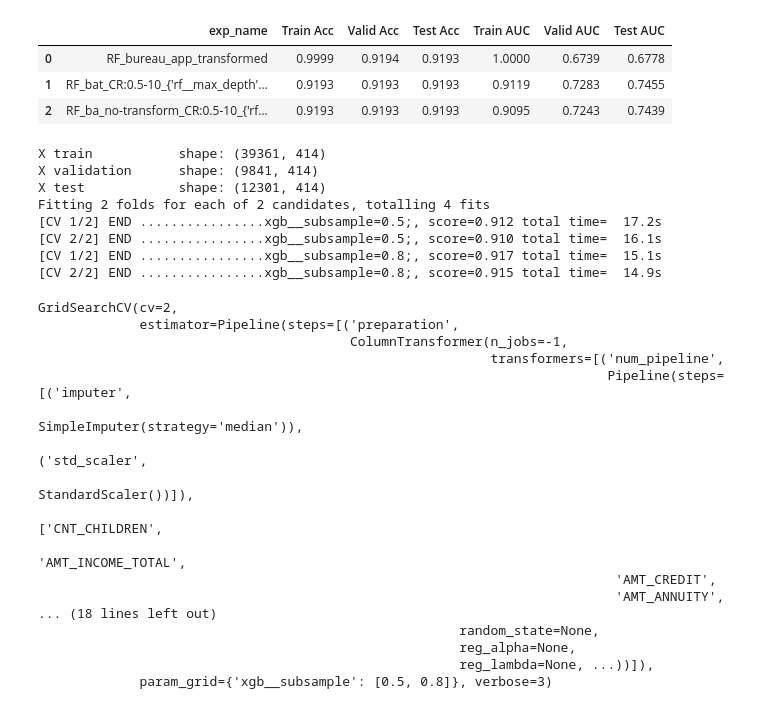
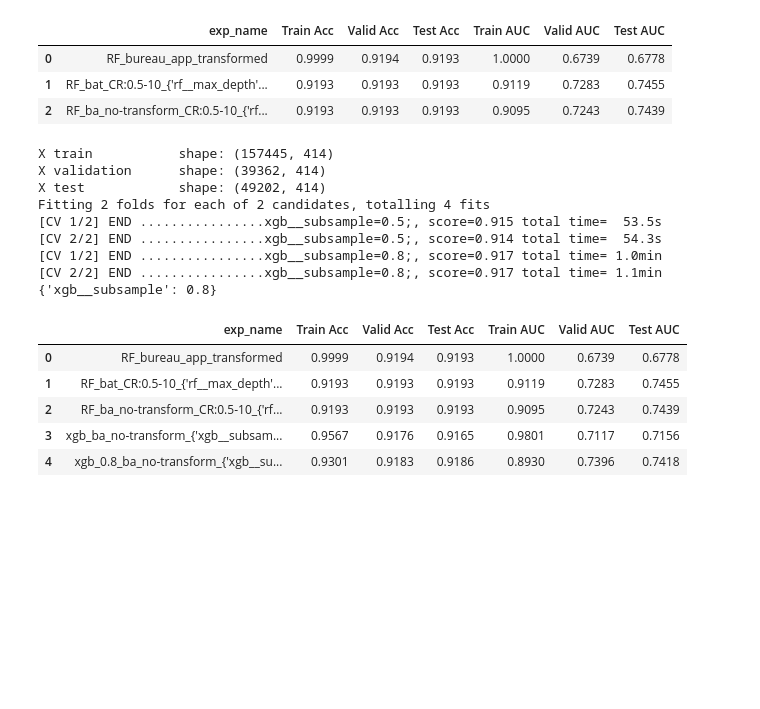
Before and after one commit to dhingra-sahil/ML-HDRC, a Jupyter notebook: Phase3/BureauLogFE_RF.ipynb, the cells around one changed output. Saved outputs shown, nothing was run; the diff lists cells and outputs as text; code cells hidden in the pictures; blank space fills up the shorter version.

Commit message:
Bureau XGB
tried some xgb also.
It appears in RF and xgb, the transformed data perform better.

```diff
--- a/Phase3/BureauLogFE_RF.ipynb
+++ b/Phase3/BureauLogFE_RF.ipynb
@@ -798,7 +798,7 @@ y = app_bureau['TARGET']
 X = app_bureau.drop(['SK_ID_CURR', 'TARGET', 'index'], axis = 1) #drop some features with questionable value
 
 
-_, X, _, y = train_test_split(X, y, test_size=0.2, random_state=42, stratify=y)
+_, X, _, y = train_test_split(X, y, test_size=0.8, random_state=42, stratify=y)
 X_train, X_test, y_train, y_test = train_test_split(X, y, test_size=0.2, random_state=42, stratify=y)
 X_train, X_valid, y_train, y_valid = train_test_split(X_train, y_train, test_size=0.2, random_state=42, stratify=y_train)
 
@@ -844,54 +844,76 @@ cat_pipeline = Pipeline([
 ])
 
 data_pipeline = ColumnTransformer(transformers=[
     ("num_pipeline", num_pipeline, feat_num),
     ("cat_pipeline", cat_pipeline, feat_cat)],
     remainder='drop',
     n_jobs=-1
 )
 
 full_pipeline_with_predictor = Pipeline([
     ("preparation", data_pipeline),
     ("xgb", xgb.XGBClassifier())
 ])
 
 
 cv = 2
 
 paramGrid = {"xgb__subsample" : [0.5, 0.8]}
 
 # fit_params={"early_stopping_rounds":3,
 #             "eval_metric" : "mae",
 #             "eval_set" : [[X_valid, y_valid]]}
 
 gridsearch = GridSearchCV(full_pipeline_with_predictor, paramGrid, verbose=3,
          # fit_params=fit_params,
          cv=TimeSeriesSplit(n_splits=cv).get_n_splits([X_valid,y_valid]))
 model = gridsearch.fit(X_train,y_train)
 model
+
+
+
+### Scoring
+
+grid = model
+
+print(grid.best_params_)
+
+# get results of pipeline from validation and test sets for accuracy and AUC-ROC
+try:
+    expLog
+except NameError:
+    expLog = pd.DataFrame(columns=["exp_name",
+                                   "Train Acc",
+                                   "Valid Acc",
+                                   "Test  Acc",
+                                   "Train AUC",
+                                   "Valid AUC",
+                                   "Test  AUC"
+                                  ])
+
+exp_name = f"xgb_0.8_ba_no-transform_{grid.best_params_}"
+expLog.loc[len(expLog)] = [f"{exp_name}"] + list(np.round(
+               [accuracy_score(y_train, grid.predict(X_train)),
+                accuracy_score(y_valid, grid.predict(X_valid)),
+                accuracy_score(y_test, grid.predict(X_test)),
+                roc_auc_score(y_train, grid.predict_proba(X_train)[:, 1]),
+                roc_auc_score(y_valid, grid.predict_proba(X_valid)[:, 1]),
+                roc_auc_score(y_test, grid.predict_proba(X_test)[:, 1])],
+    4))
+expLog
 # %% [output]
-X train           shape: (39361, 414)
-X validation      shape: (9841, 414)
-X test            shape: (12301, 414)
+X train           shape: (157445, 414)
+X validation      shape: (39362, 414)
+X test            shape: (49202, 414)
 Fitting 2 folds for each of 2 candidates, totalling 4 fits
-[CV 1/2] END ................xgb__subsample=0.5;, score=0.912 total time=  17.2s
-[CV 2/2] END ................xgb__subsample=0.5;, score=0.910 total time=  16.1s
-[CV 1/2] END ................xgb__subsample=0.8;, score=0.917 total time=  15.1s
-[CV 2/2] END ................xgb__subsample=0.8;, score=0.915 total time=  14.9s
+[CV 1/2] END ................xgb__subsample=0.5;, score=0.915 total time=  53.5s
+[CV 2/2] END ................xgb__subsample=0.5;, score=0.914 total time=  54.3s
+[CV 1/2] END ................xgb__subsample=0.8;, score=0.917 total time= 1.0min
+[CV 2/2] END ................xgb__subsample=0.8;, score=0.917 total time= 1.1min
+{'xgb__subsample': 0.8}
-GridSearchCV(cv=2,
-             estimator=Pipeline(steps=[('preparation',
-                                        ColumnTransformer(n_jobs=-1,
-                                                          transformers=[('num_pipeline',
-                                                                         Pipeline(steps=[('imputer',
-                                                                                          SimpleImputer(strategy='median')),
-                                                                                         ('std_scaler',
-                                                                                          StandardScaler())]),
-                                                                         ['CNT_CHILDREN',
-                                                                          'AMT_INCOME_TOTAL',
-                                                                          'AMT_CREDIT',
-                                                                          'AMT_ANNUITY',
-... (18 lines left out)
-                                                      random_state=None,
-                                                      reg_alpha=None,
-                                                      reg_lambda=None, ...))]),
-             param_grid={'xgb__subsample': [0.5, 0.8]}, verbose=3)
+|  | exp_name | Train Acc | Valid Acc | Test Acc | Train AUC | Valid AUC | Test AUC |
+| 0 | RF_bureau_app_transformed | 0.9999 | 0.9194 | 0.9193 | 1.0000 | 0.6739 | 0.6778 |
+| 1 | RF_bat_CR:0.5-10_{'rf__max_depth'... | 0.9193 | 0.9193 | 0.9193 | 0.9119 | 0.7283 | 0.7455 |
+| 2 | RF_ba_no-transform_CR:0.5-10_{'rf... | 0.9193 | 0.9193 | 0.9193 | 0.9095 | 0.7243 | 0.7439 |
+| 3 | xgb_ba_no-transform_{'xgb__subsam... | 0.9567 | 0.9176 | 0.9165 | 0.9801 | 0.7117 | 0.7156 |
+| 4 | xgb_0.8_ba_no-transform_{'xgb__su... | 0.9301 | 0.9183 | 0.9186 | 0.8930 | 0.7396 | 0.7418 |
```
Also changed, not shown: parts of 2 cells of this notebook.
